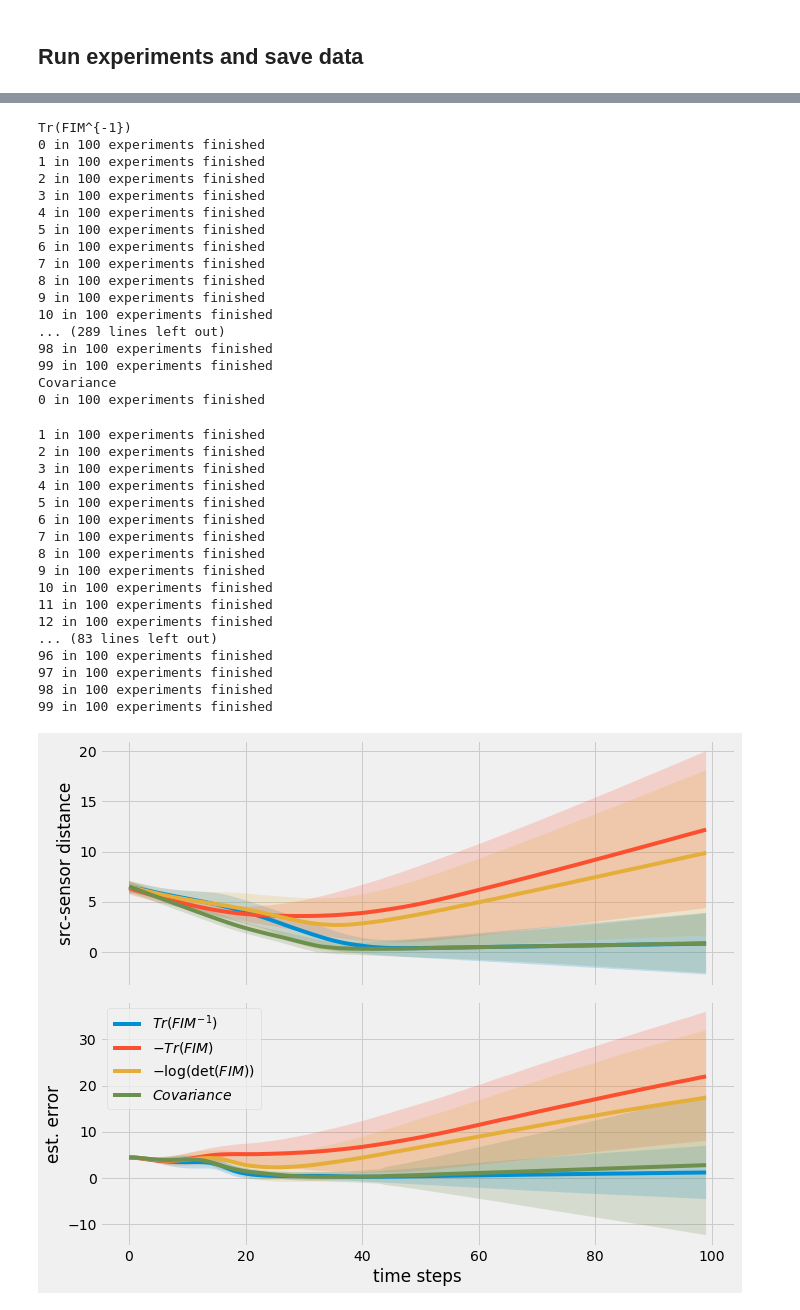
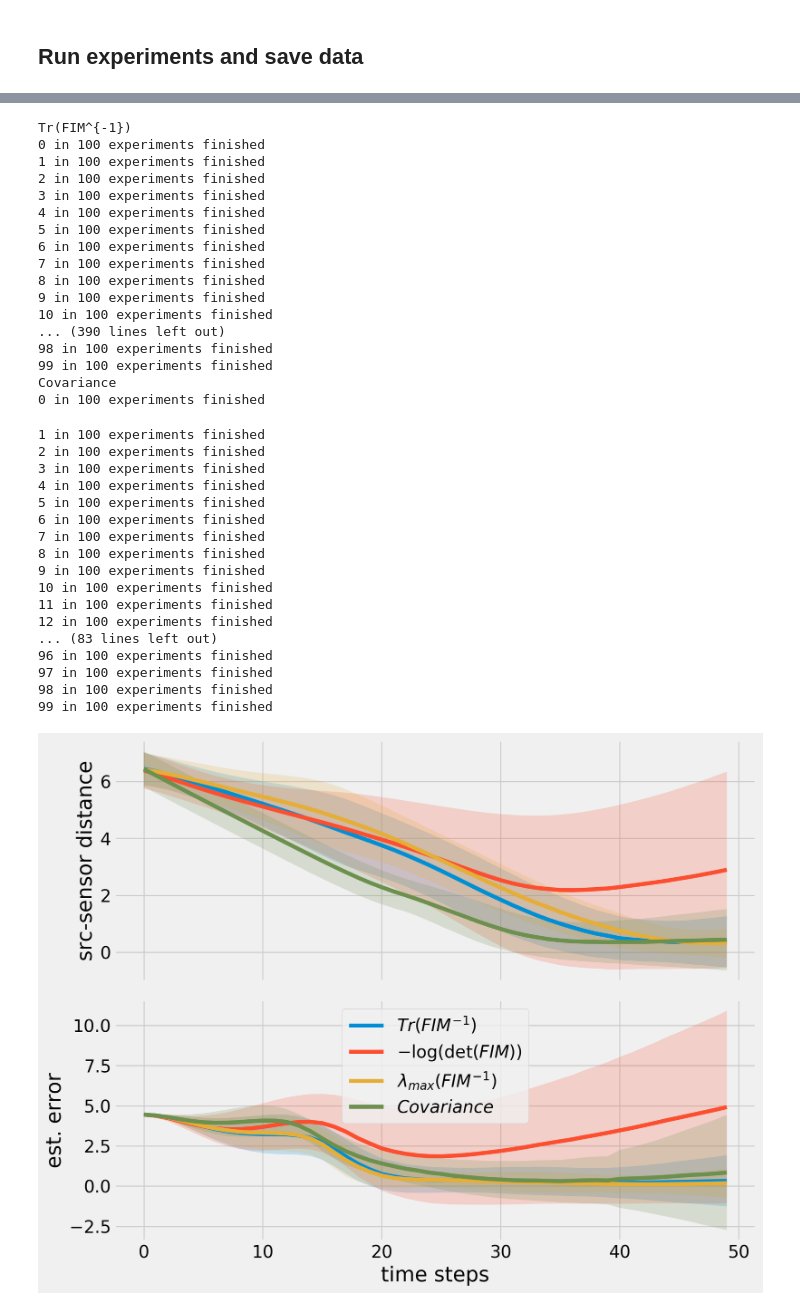
Before and after one commit to lina-robotics-lab/fim_track, a Jupyter notebook: src/Compare Different Loss Function.ipynb, the cells around one changed output, grey strips where cells are left out. Cells and saved outputs as stored; diff of their text form; code cells hidden in the pictures.

```diff
--- a/src/Compare Different Loss Function.ipynb
+++ b/src/Compare Different Loss Function.ipynb
@@ -260,7 +314,7 @@ k=1
 b=-2
 
 loss_funcs,loss_func_grad=get_loss_funcs(n_sensors,C0,C1,k,b)
-
+logs = []
 for name,L in loss_funcs.items():
     f_dLdp = loss_func_grad[name]
 
@@ -278,4 +332,5 @@ for name,L in loss_funcs.items():
                     CircleExterior(np.array([6,6]),0))
 
     log = main(n_sensors,0.01,100,fplan,C1,C0,k,b,no_estimation=True,L_func = L,rand_locs=False)
-    plot_all(log.export(),'test','test.png')
+    logs.append(log)
+#     plot_all(log.export(),'','{}.png'.format(name))
@@ -287,4 +336,0 @@ for name,L in loss_funcs.items():
-# %%
-q = np.zeros(4)
-ps = np.random.rand(6,2)
-f_dLdp(q,ps)
@@ -298,5 +337,5 @@ DeviceArray([[0.6698963 , 0.12351736],
 # %%
-n_sensors=3
+n_sensors=6
 C0=0
 C1 = -0.5
 k=1
@@ -350,7 +389,7 @@ Tr(FIM^{-1})
 8 in 100 experiments finished
 9 in 100 experiments finished
 10 in 100 experiments finished
-... (289 lines left out)
+... (390 lines left out)
 98 in 100 experiments finished
 99 in 100 experiments finished
 Covariance
@@ -376,35 +415,44 @@ Covariance
 filename = 'FIMDists.pkl'
 pkl.dump(experiment,open(filename,'wb'))
 # %%
-filename = 'FIMDists.pkl'
+filename = 'FIMDists-3sensor.pkl'
 experiment = pkl.load(open(filename,'rb'))
 # %%
 # metrics = {'median':np.median,'average':np.mean,'max':np.max,'min':np.min}
 metrics = {'median':np.median}
+from matplotlib import rc
 
 def plot_err_bar(ax,metric,name):
-    dist = np.mean(metric,axis=0)
+    d = np.mean(metric,axis=0)
     sd = np.std(metric,axis = 0)
-    x=range(len(dist))
-    ax.plot(x,dist,label = r"${}$".format(name))
-    ax.fill_between(x,dist-sd,dist+sd,alpha=0.2)
+    x=range(len(d))
+#     print(len(metric),metric.shape)
+    ax.plot(x,d,label = r"${}$".format(name))
+    ax.fill_between(x,d-sd,d+sd,alpha=0.2)
 
+plot_length = 50
 for metric_name,metric_method in metrics.items():
-    fig,axes = plt.subplots(2,1,figsize=(10,8),sharex=True)
+    fig,axes = plt.subplots(2,1,figsize=(10,8),dpi=200,sharex=True)
 
     for name in loss_func_grad.keys():
+        if name == '-Tr(FIM)':
+            continue
+
         dist = metric_method(experiment[name]['dist2src'],axis=1)
-        plot_err_bar(axes[0],dist,name)
+        plot_err_bar(axes[0],dist[:,:plot_length],name)
         axes[0].set_ylabel('src-sensor distance')
 
         err = experiment[name]['esterr']
-        plot_err_bar(axes[1],err,name)
+        plot_err_bar(axes[1],err[:,:plot_length],name)
         axes[1].set_ylabel('est. error')
+
 
     plt.xlabel('time steps')
     plt.legend()
     plt.tight_layout()
-    plt.savefig("FIM{}.png".format(metric_name))
+    plt.rcParams.update({'font.size': 16})
+
+    plt.savefig("MetricCompare.png".format(metric_name))
     plt.show()
 # %% [output]
-[figure, old version]
+[figure, new version]
```
Also changed, not shown: parts of 6 cells of this notebook, 14 other files.
